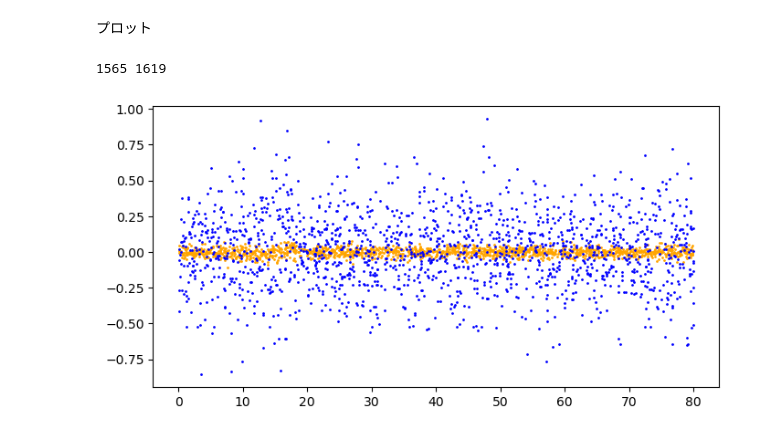
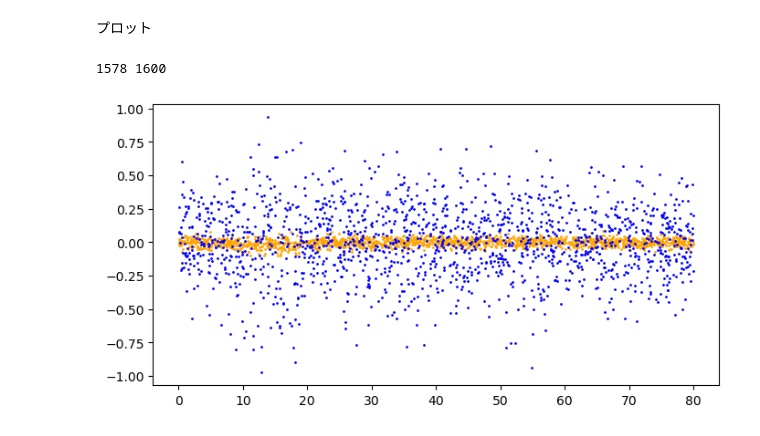
Before and after one commit to keita-akutagawa/MHD-PIC, a Jupyter notebook: 1D/Alfven_MHD-PIC.ipynb, the cells around one changed output. Saved outputs shown, nothing was run; the diff lists cells and outputs as text; code cells hidden in the pictures.

```diff
--- a/1D/Alfven_MHD-PIC.ipynb
+++ b/1D/Alfven_MHD-PIC.ipynb
@@ -1100,17 +1113,17 @@ for step in range(steps+1):
 # %%
 fig = plt.figure(figsize=(8, 4))
 ax1 = fig.add_subplot(111)
 
-k = 300
+k = 400
 x_ion = np.load(f"results_MH_alfven/x_ion_{k}.npy")
 x_electron = np.load(f"results_MH_alfven/x_electron_{k}.npy")
 v_ion = np.load(f"results_MH_alfven/v_ion_{k}.npy")
 v_electron = np.load(f"results_MH_alfven/v_electron_{k}.npy")
 
 plt.scatter(x_ion[0, :], v_ion[0, :], s=1, color='orange')
 plt.scatter(x_electron[0, :], v_electron[0, :], s=1, color='blue')
 print(x_ion.shape[1], x_electron.shape[1])
 # %% [output]
-1565 1619
+1578 1600
-[figure, old version]
+[figure, new version]
 # %%
```
Also changed, not shown: parts of 5 cells of this notebook.
